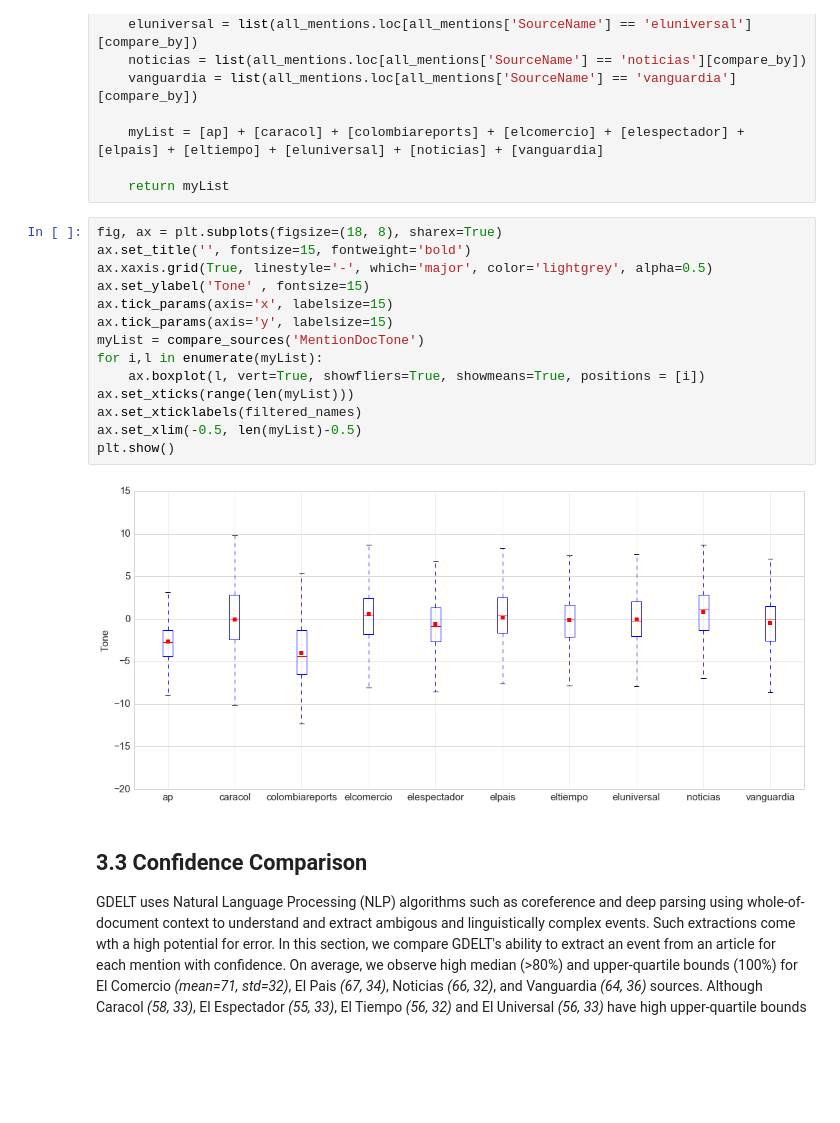
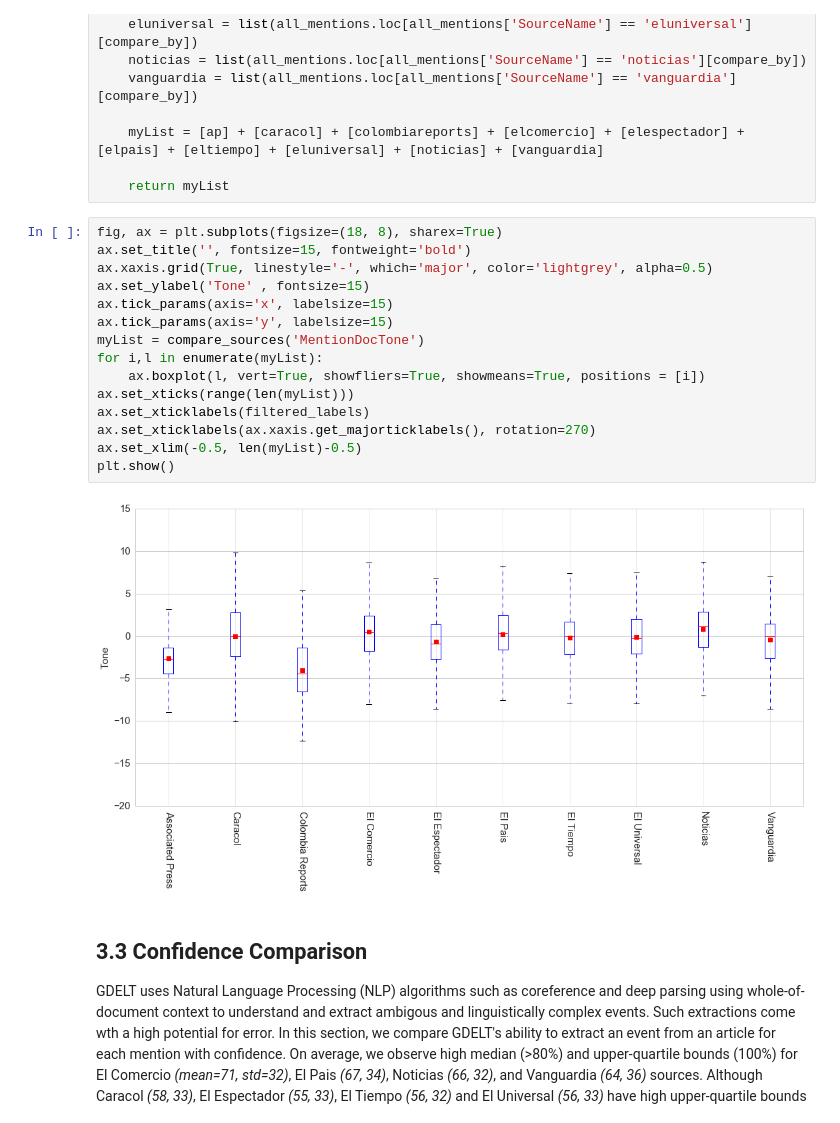
Before and after one commit to henrydambanemuya/gdelt-colombia, a Jupyter notebook: Notebooks/Mentions.ipynb, the cells around one changed output. Saved outputs shown, nothing was run; the diff lists cells and outputs as text; blank space fills up the shorter version.

Commit message:
Mentions Notebok Update
Changed timeries window from 30 to 7 days. Changed box plox x-axis labels from horizontal to vertical with full source names

```diff
--- a/Notebooks/Mentions.ipynb
+++ b/Notebooks/Mentions.ipynb
@@ -301,19 +305,20 @@ def compare_sources(compare_by):
 # %%
 fig, ax = plt.subplots(figsize=(18, 8), sharex=True)
 ax.set_title('', fontsize=15, fontweight='bold')
 ax.xaxis.grid(True, linestyle='-', which='major', color='lightgrey', alpha=0.5)
 ax.set_ylabel('Tone' , fontsize=15)
 ax.tick_params(axis='x', labelsize=15)
 ax.tick_params(axis='y', labelsize=15)
 myList = compare_sources('MentionDocTone')
 for i,l in enumerate(myList):
     ax.boxplot(l, vert=True, showfliers=True, showmeans=True, positions = [i])
 ax.set_xticks(range(len(myList)))
-ax.set_xticklabels(filtered_names)
+ax.set_xticklabels(filtered_labels)
+ax.set_xticklabels(ax.xaxis.get_majorticklabels(), rotation=270)
 ax.set_xlim(-0.5, len(myList)-0.5)
 plt.show()
 # %% [output]
-[figure, old version]
+[figure, new version]
 # %% [markdown]
 ## 3.3 Confidence Comparison
 
```
Also changed, not shown: parts of 7 cells of this notebook.
